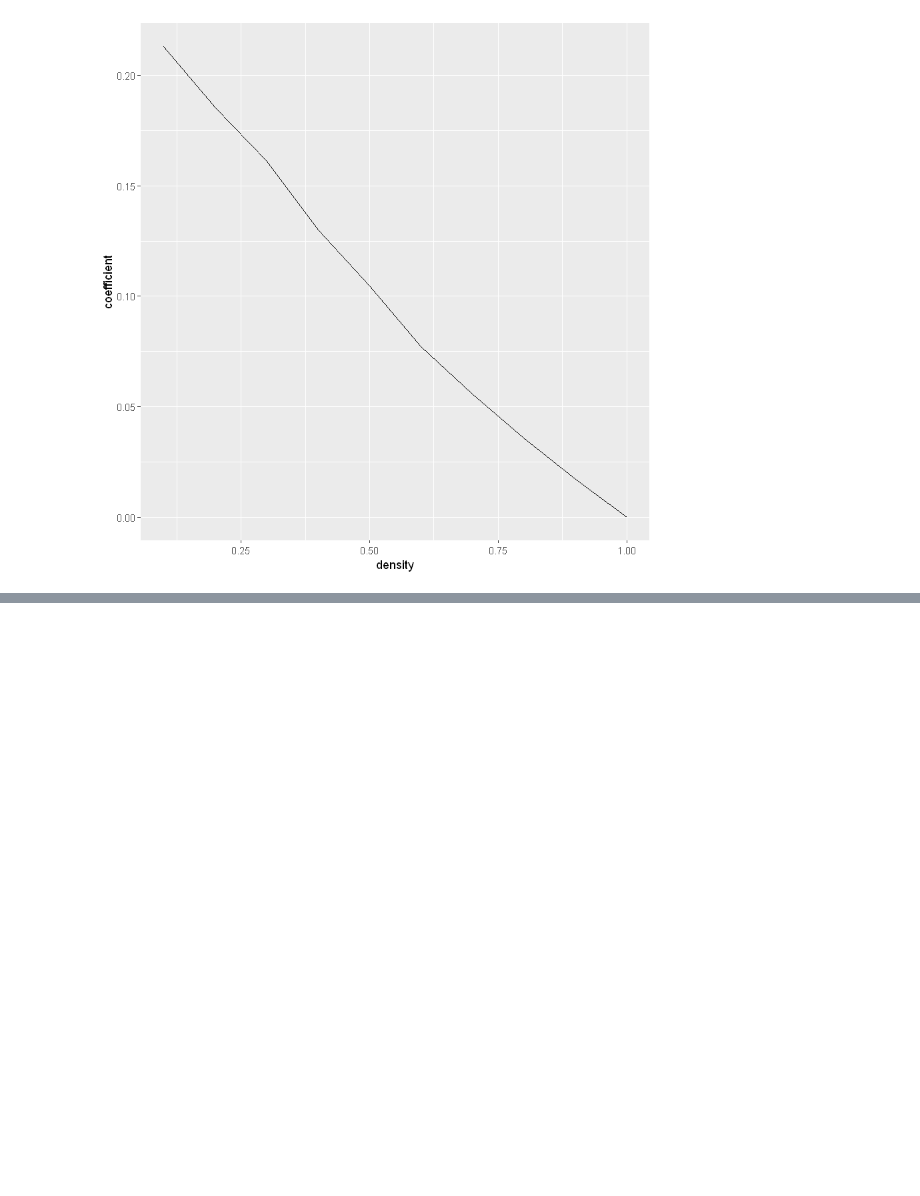
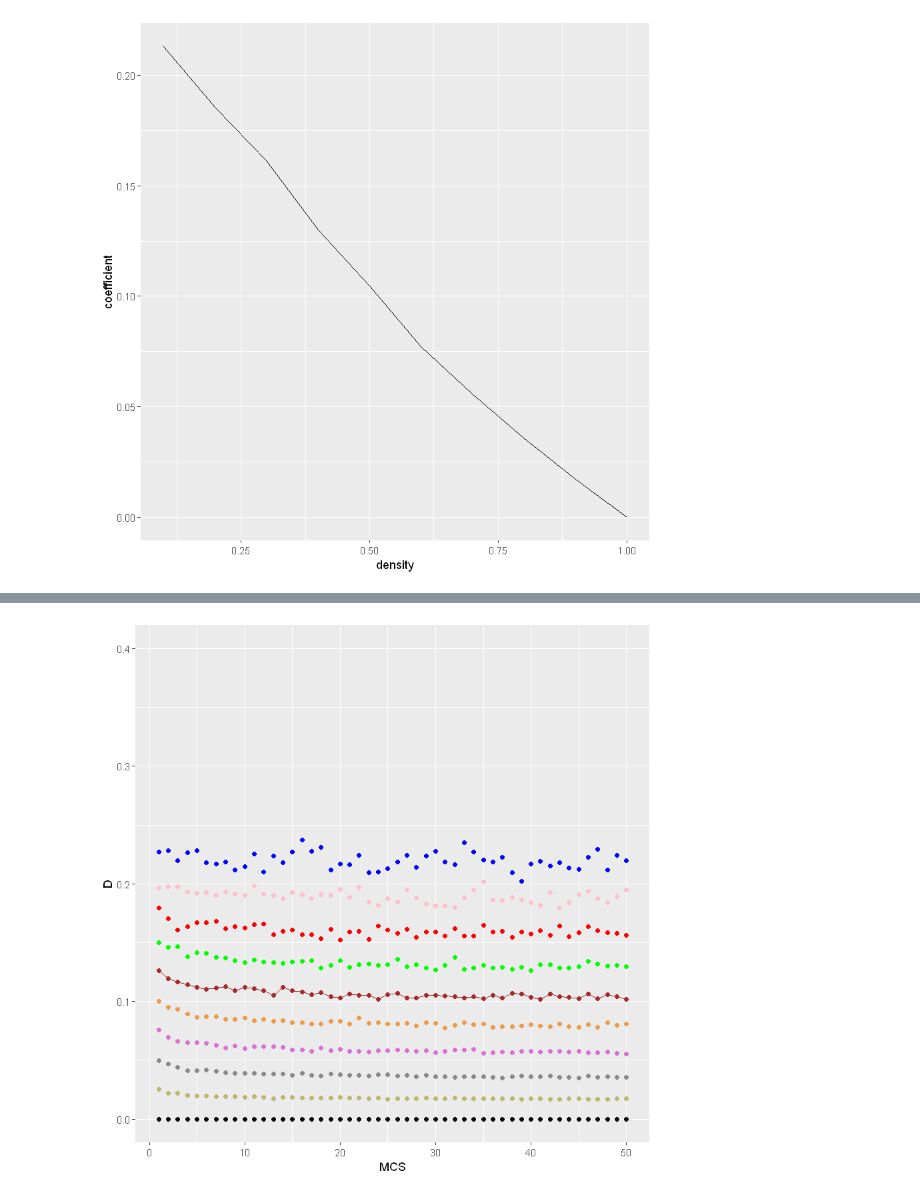
Before and after one commit to Squaess/StatisticalPhysics, a Jupyter notebook: diffusion/fortran/make_graphs.ipynb, the cells around one changed output, grey strips where cells are left out. Saved outputs shown, nothing was run; the diff lists cells and outputs as text; code cells hidden in the pictures; blank space fills up the shorter version.

```diff
--- a/diffusion/fortran/make_graphs.ipynb
+++ b/diffusion/fortran/make_graphs.ipynb
@@ -77,3 +80,16 @@ ggplot(data = maxres, aes(density, coefficient)) + geom_line()
 | 0.9 | 0.01701661 |
 | 1.0 | 0.00000000 |
 [figure]
+# %%
+res.v2 <- read.csv("results1.csv")
+res.v2$C <- round(res.v2$C,1)
+final.v2 <- read.csv("results2.csv")
+
+# head(res.v2, 5)
+# head(final.v2, 5)
+
+head(res.v2, 5)
+tail(res.v2,5)
+
+tmp <- res.v2[round(res.v2$C,1),]
+tail(tmp, 4)
@@ -79,0 +114,19 @@ ggplot(data = maxres, aes(density, coefficient)) + geom_line()
+# %%
+ggplot(data = res.v2) +
+geom_point(data = res.v2[res.v2$C == 0.1,], aes(MCS, D), colour = "blue") +
+geom_point(data = res.v2[res.v2$C == 0.2,], aes(MCS, D), colour = "pink") +
+geom_point(data = res.v2[res.v2$C == 0.3,], aes(MCS, D), colour = "red") +
+geom_point(data = res.v2[res.v2$C == 0.4,], aes(MCS, D), colour = "green") +
+geom_line(data = res.v2[res.v2$C == 0.5,], aes(MCS, D), colour = "brown") +
+geom_point(data = res.v2[res.v2$C == 0.5,], aes(MCS, D), colour = "brown") +
+geom_point(data = res.v2[res.v2$C == 0.6,], aes(MCS, D), colour = "tan2") +
+geom_point(data = res.v2[res.v2$C == 0.7,], aes(MCS, D), colour = "orchid") +
+geom_point(data = res.v2[res.v2$C == 0.8,], aes(MCS, D), colour = "snow4") +
+geom_point(data = res.v2[res.v2$C == 0.9,], aes(MCS, D), colour = "darkkhaki") +
+geom_point(data = res.v2[res.v2$C == 1.0,], aes(MCS, D), colour = "black") +
+ylim(0,0.4)+
+scale_fill_discrete(name="Dupa1\ndupa2",
+                         labels=c("Control", "Treatment 1", "Treatment 2", "4", "5", "6", "7", "8", "9", "12")) +
+theme(legend.position = "bottom")
+# %% [output]
+[figure, added]
```
Also changed, not shown: parts of 4 cells of this notebook, 7 other files.
